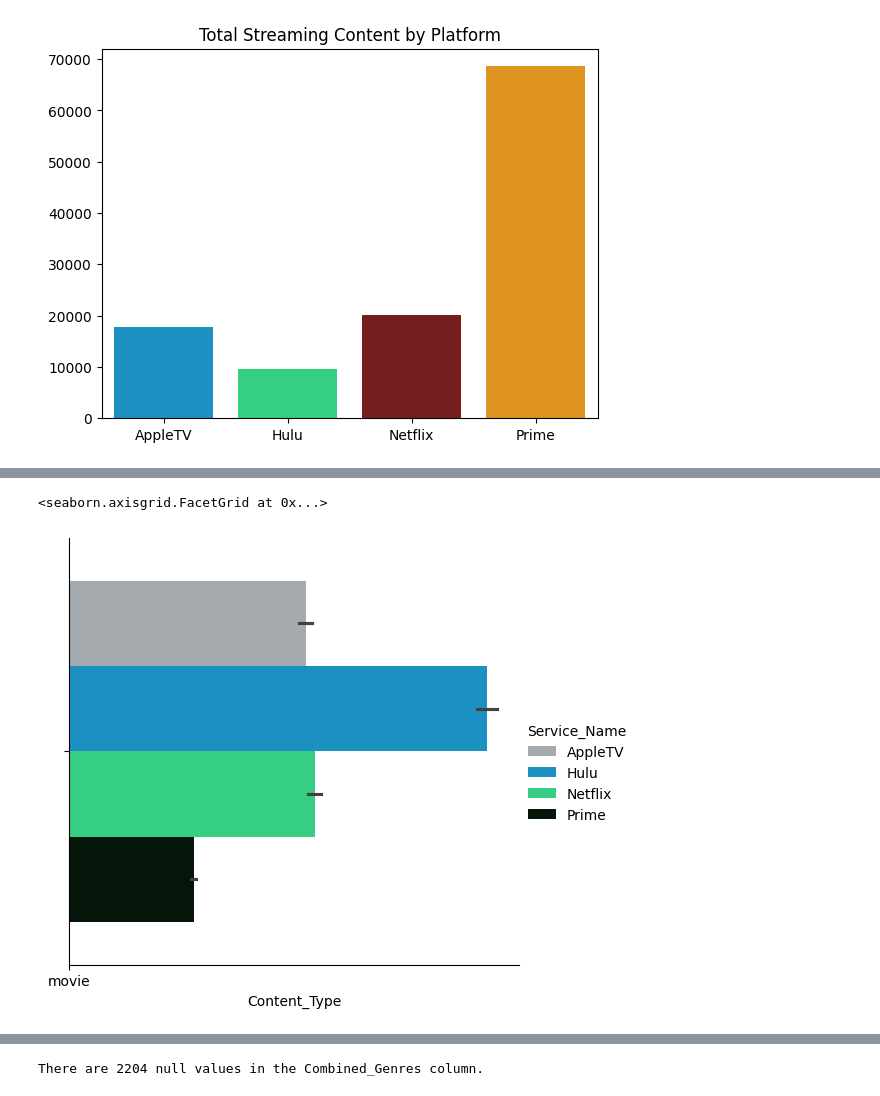
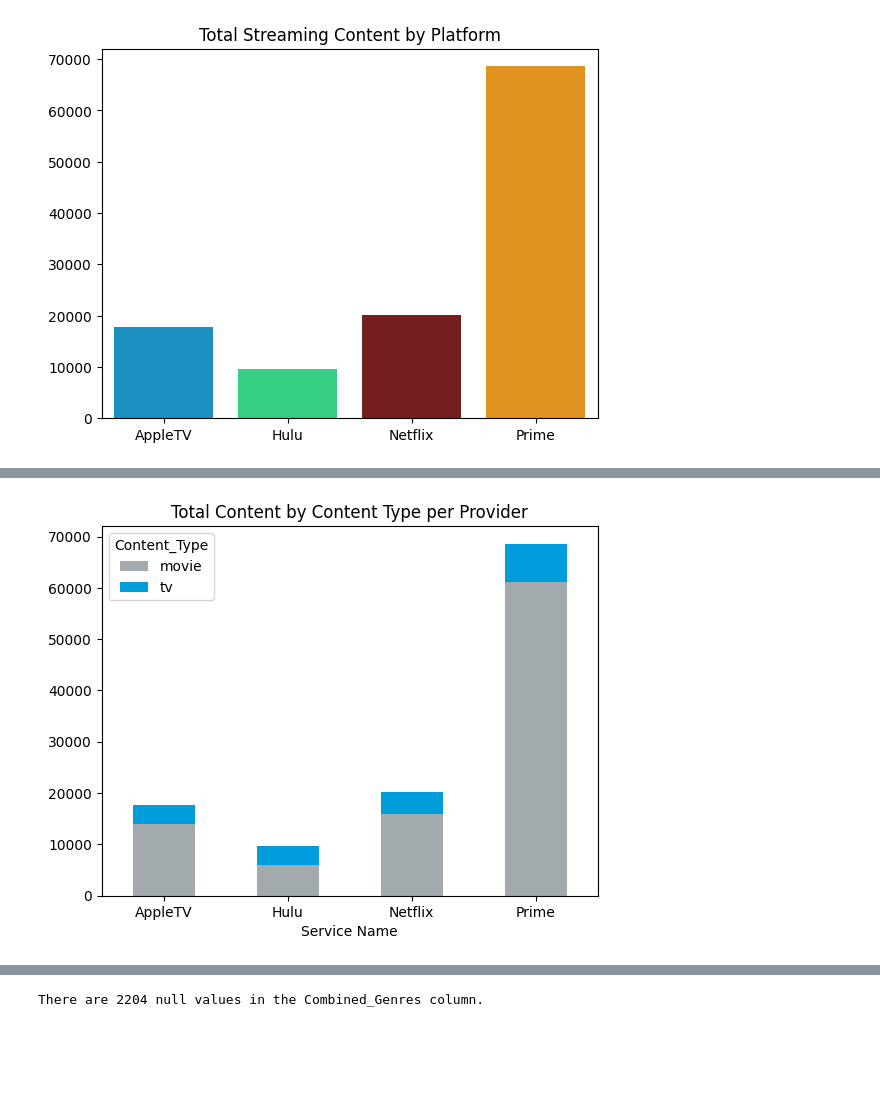
Before and after one commit to rkynhoff/Streaming_Service_Comparisons, a Jupyter notebook: STRM_SERV_COMP_V2.ipynb, the cells around one changed output, grey strips where cells are left out. Cells and saved outputs as stored; diff of their text form; code cells hidden in the pictures; blank space fills up the shorter version.

Commit message:
Created stacked bar graph, stuck at bar labels for graph

```diff
--- a/STRM_SERV_COMP_V2.ipynb
+++ b/STRM_SERV_COMP_V2.ipynb
@@ -664,8 +657,17 @@ sn.countplot(streaming_clean, x = "Content_Type", hue = "Service_Name", palette
-# %%
-# https://stackoverflow.com/questions/70917937/how-to-set-a-specific-color-for-each-bar-in-a-barplot
-colors = [(163/255, 170/255, 174/255, 1), (0, 157/255, 220/255, 1), (28/255, 231/255, 131/255, 1),(0, 25/255, 8/255, 1),(216/255, 31/255, 38/255, 1), (34/255, 31/255, 31/255, 1),(163/255, 170/255, 174/255, 1),(35/255, 47/255, 62/255, 1)]
-
-sn.catplot(x = "Content_Type", hue = "Service_Name", data = streaming_clean, kind = "bar", palette = colors)
-# %% [output]
-<seaborn.axisgrid.FacetGrid at 0x...>
-[figure, removed]
+# %%
+# Let's compare apples to apples and stack the content types to compare total content among the four service providers
+
+# Group by Service_Name and count the number of each Content_Type
+cont_type = streaming_clean.groupby("Service_Name")["Content_Type"].value_counts().unstack(fill_value = 0)
+
+# Plot the result of the grouped data above as a stacked bar plot with specific coloring
+cont_type.plot(kind =  "bar", stacked = True, color = ["#A3AAAE", "#009DDC"])
+# Relable the x axis
+plt.xlabel("Service Name")
+# Reposition the x labels so they are horizontal with the x axis
+plt.xticks(rotation = 360)
+# Create a graph title
+plt.title("Total Content by Content Type per Provider")
+plt.show()
+# %% [output]
+[figure, added]
```
Also changed, not shown: parts of 11 cells of this notebook, 1 other file.
